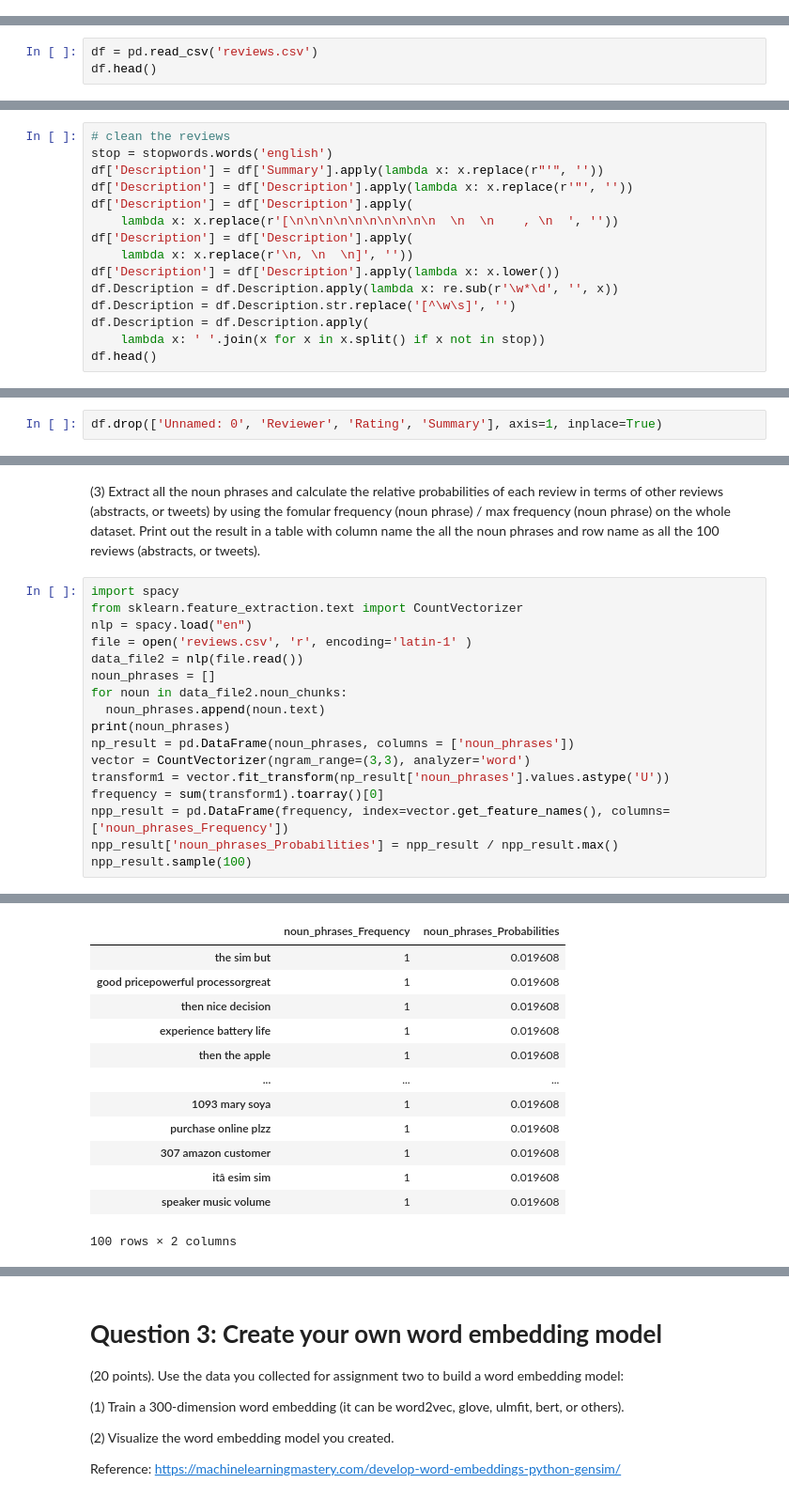
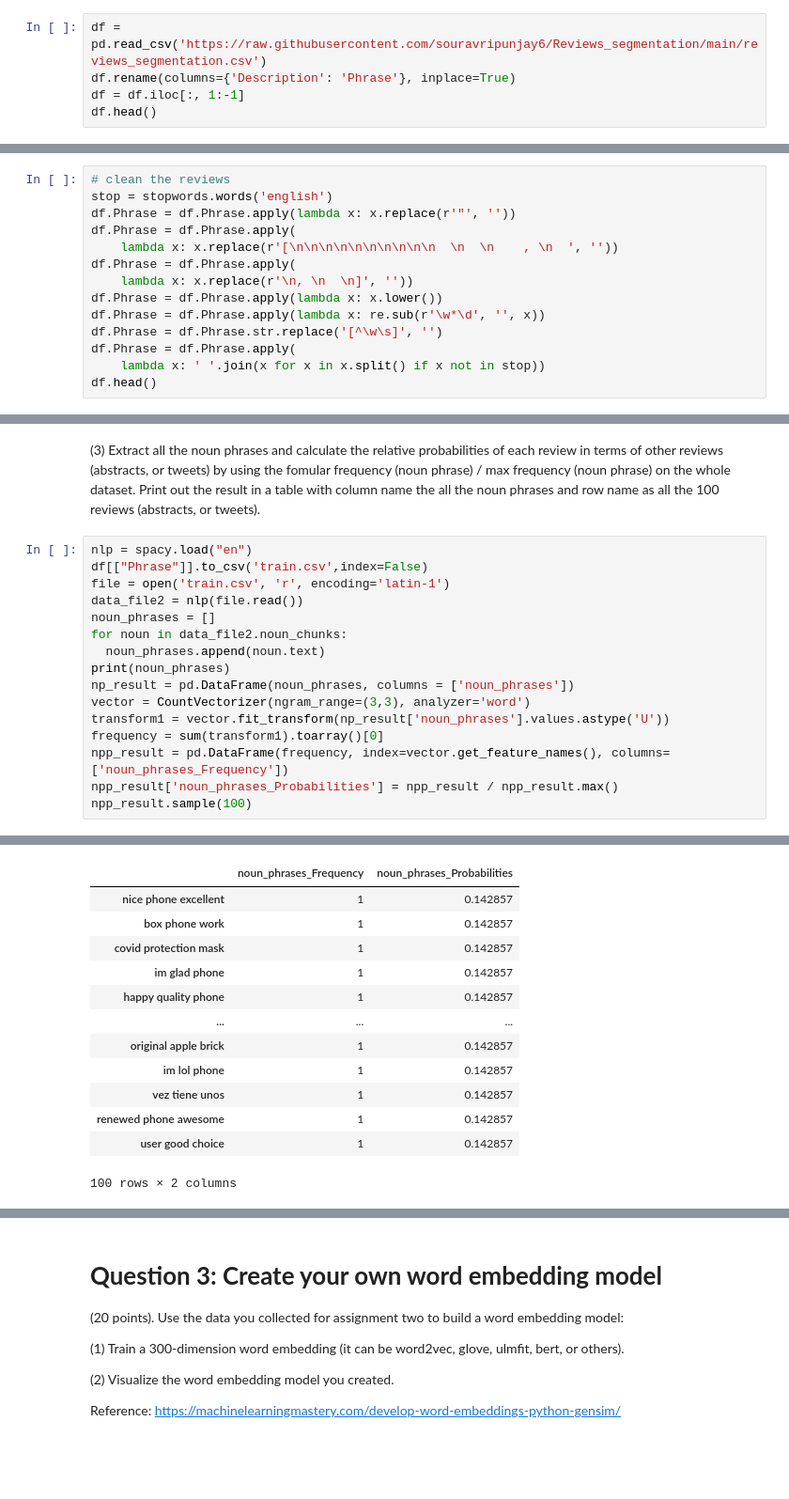
Before and after one commit to souravripunjay6/sourav_INFO5731_spring2022, a Jupyter notebook: Amudala_assignment 3.ipynb, the cells around one changed output, grey strips where cells are left out. Shown at 94% size. Cells and saved outputs as stored; diff of their text form; blank space fills up the shorter version.

```diff
--- a/Amudala_assignment 3.ipynb
+++ b/Amudala_assignment 3.ipynb
@@ -6,0 +86,5 @@ In this assignment, you are required to conduct information extraction, semantic
+# %%
+df = pd.read_csv('https://raw.githubusercontent.com/souravripunjay6/Reviews_segmentation/main/reviews_segmentation.csv')
+df.rename(columns={'Description': 'Phrase'}, inplace=True)
+df = df.iloc[:, 1:-1]
+df.head()
@@ -44,3 +107,0 @@ import unicodedata
-# %%
-df = pd.read_csv('reviews.csv')
-df.head()
@@ -54,16 +108,15 @@ df.head()
 # %%
 # clean the reviews
 stop = stopwords.words('english')
-df['Description'] = df['Summary'].apply(lambda x: x.replace(r"'", ''))
-df['Description'] = df['Description'].apply(lambda x: x.replace(r'"', ''))
-df['Description'] = df['Description'].apply(
+df.Phrase = df.Phrase.apply(lambda x: x.replace(r'"', ''))
+df.Phrase = df.Phrase.apply(
     lambda x: x.replace(r'[\n\n\n\n\n\n\n\n\n\n  \n  \n    , \n  ', ''))
-df['Description'] = df['Description'].apply(
+df.Phrase = df.Phrase.apply(
     lambda x: x.replace(r'\n, \n  \n]', ''))
-df['Description'] = df['Description'].apply(lambda x: x.lower())
-df.Description = df.Description.apply(lambda x: re.sub(r'\w*\d', '', x))
-df.Description = df.Description.str.replace('[^\w\s]', '')
-df.Description = df.Description.apply(
+df.Phrase = df.Phrase.apply(lambda x: x.lower())
+df.Phrase = df.Phrase.apply(lambda x: re.sub(r'\w*\d', '', x))
+df.Phrase = df.Phrase.str.replace('[^\w\s]', '')
+df.Phrase = df.Phrase.apply(
     lambda x: ' '.join(x for x in x.split() if x not in stop))
 df.head()
 # %% [output]
@@ -76,2 +128,0 @@ df.head()
-# %%
-df.drop(['Unnamed: 0', 'Reviewer', 'Rating', 'Summary'], axis=1, inplace=True)
@@ -170,10 +200,9 @@ print(bigram_df)
 # %% [markdown]
 (3) Extract all the noun phrases and calculate the relative probabilities of each review in terms of other reviews (abstracts, or tweets) by using the fomular frequency (noun phrase) / max frequency (noun phrase) on the whole dataset. Print out the result in a table with column name the all the noun phrases and row name as all the 100 reviews (abstracts, or tweets).
 # %%
-import spacy
-from sklearn.feature_extraction.text import CountVectorizer
 nlp = spacy.load("en")
-file = open('reviews.csv', 'r', encoding='latin-1' )
+df[["Phrase"]].to_csv('train.csv',index=False)
+file = open('train.csv', 'r', encoding='latin-1')
 data_file2 = nlp(file.read())
 noun_phrases = []
 for noun in data_file2.noun_chunks:
@@ -191,13 +220,13 @@ npp_result.sample(100)
 |  | noun_phrases_Frequency | noun_phrases_Probabilities |
-| the sim but | 1 | 0.019608 |
-| good pricepowerful processorgreat | 1 | 0.019608 |
-| then nice decision | 1 | 0.019608 |
-| experience battery life | 1 | 0.019608 |
-| then the apple | 1 | 0.019608 |
+| nice phone excellent | 1 | 0.142857 |
+| box phone work | 1 | 0.142857 |
+| covid protection mask | 1 | 0.142857 |
+| im glad phone | 1 | 0.142857 |
+| happy quality phone | 1 | 0.142857 |
 | ... | ... | ... |
-| 1093 mary soya | 1 | 0.019608 |
-| purchase online plzz | 1 | 0.019608 |
-| 307 amazon customer | 1 | 0.019608 |
-| itâ esim sim | 1 | 0.019608 |
-| speaker music volume | 1 | 0.019608 |
+| original apple brick | 1 | 0.142857 |
+| im lol phone | 1 | 0.142857 |
+| vez tiene unos | 1 | 0.142857 |
+| renewed phone awesome | 1 | 0.142857 |
+| user good choice | 1 | 0.142857 |
 100 rows × 2 columns
```
Also changed, not shown: parts of 63 cells of this notebook.
